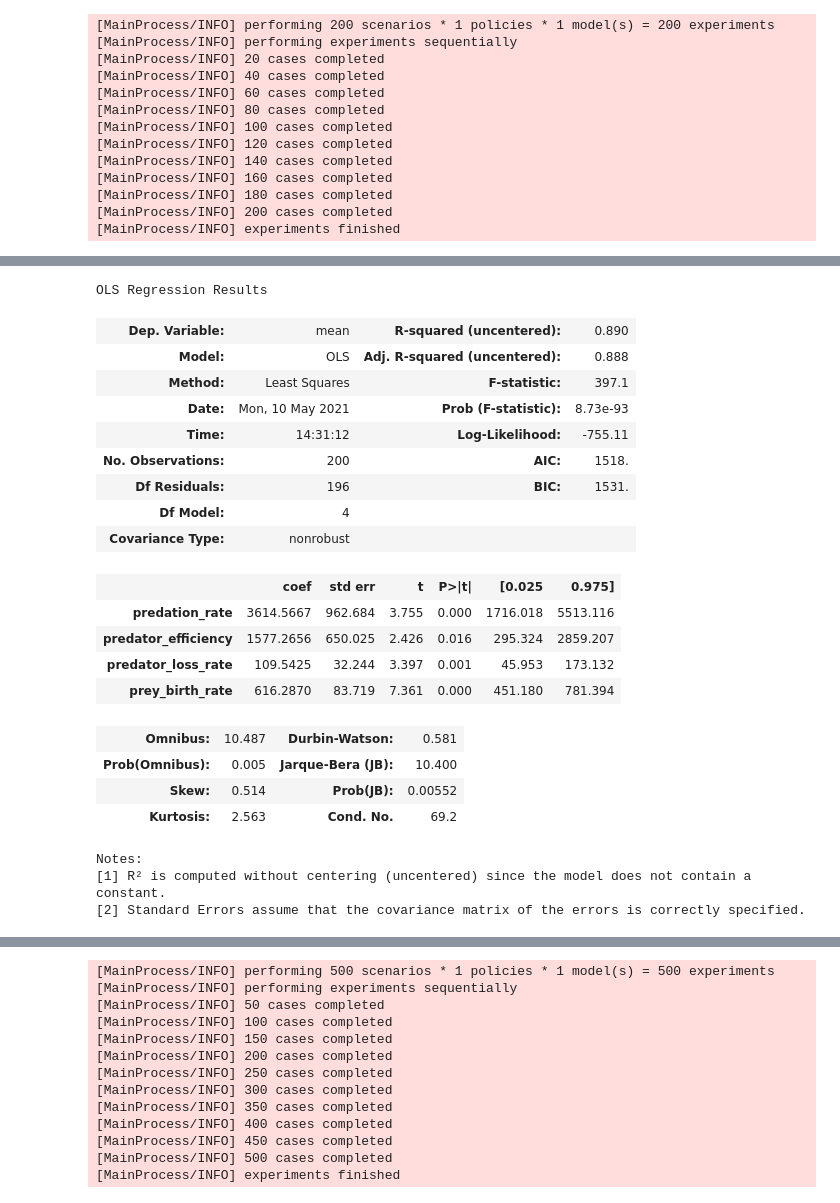
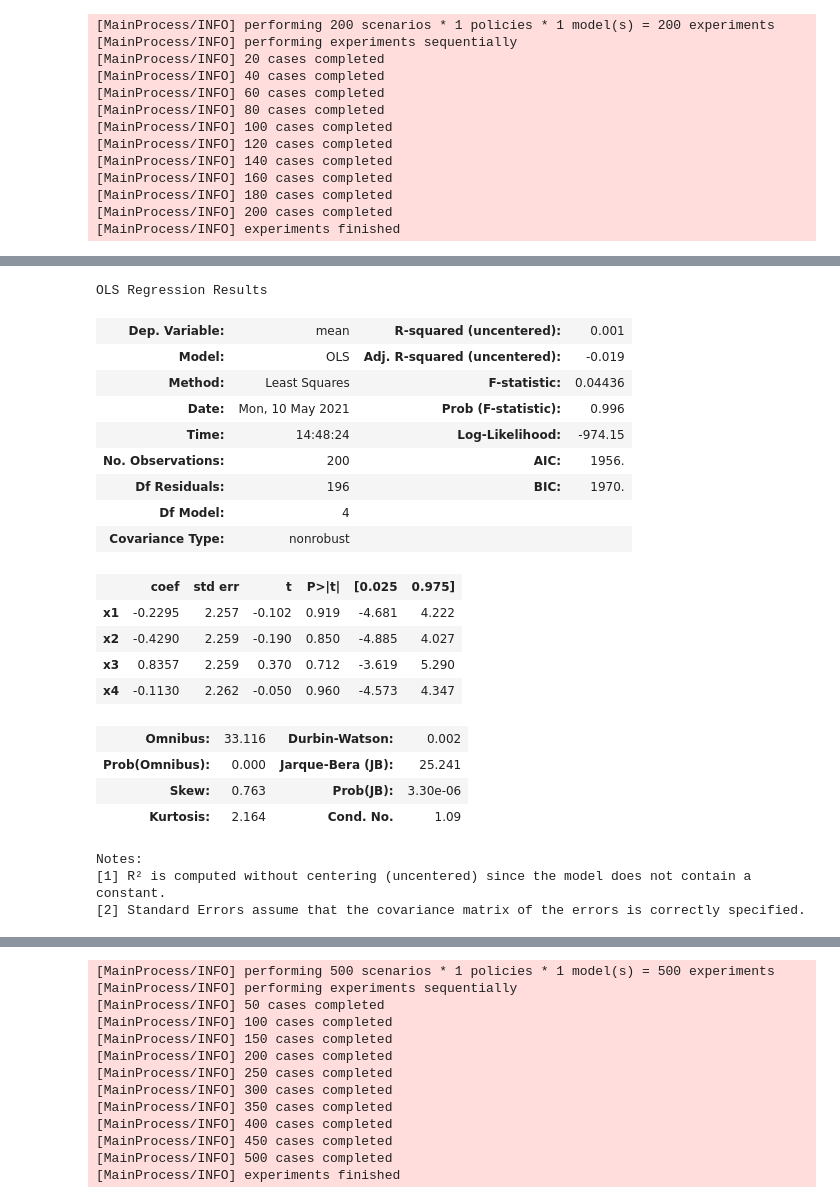
Before and after one commit to floristevito/EPA1361, a Jupyter notebook: lab_sessions/Week 3-4 - vulnerability analysis/assignment 6 - sensitivity analysis.ipynb, the cells around one changed output, grey strips where cells are left out. Cells and saved outputs as stored; diff of their text form; code cells hidden in the pictures.

```diff
--- a/lab_sessions/Week 3-4 - vulnerability analysis/assignment 6 - sensitivity analysis.ipynb
+++ b/lab_sessions/Week 3-4 - vulnerability analysis/assignment 6 - sensitivity analysis.ipynb
@@ -158,28 +176,28 @@ Notes:
 [1] R² is computed without centering (uncentered) since the model does not contain a constant.
 [2] Standard Errors assume that the covariance matrix of the errors is correctly specified.
 # %%
-regression_model = OLS(Y['mean'], X).fit()
+regression_model = OLS(Y['mean'], scaled_data).fit()
 regression_model.summary()
 # %% [output]
 OLS Regression Results
-| Dep. Variable: | mean | R-squared (uncentered): | 0.890 |
-| Model: | OLS | Adj. R-squared (uncentered): | 0.888 |
-| Method: | Least Squares | F-statistic: | 397.1 |
-| Date: | Mon, 10 May 2021 | Prob (F-statistic): | 8.73e-93 |
-| Time: | 14:31:12 | Log-Likelihood: | -755.11 |
-| No. Observations: | 200 | AIC: | 1518. |
-| Df Residuals: | 196 | BIC: | 1531. |
+| Dep. Variable: | mean | R-squared (uncentered): | 0.001 |
+| Model: | OLS | Adj. R-squared (uncentered): | -0.019 |
+| Method: | Least Squares | F-statistic: | 0.04436 |
+| Date: | Mon, 10 May 2021 | Prob (F-statistic): | 0.996 |
+| Time: | 14:48:24 | Log-Likelihood: | -974.15 |
+| No. Observations: | 200 | AIC: | 1956. |
+| Df Residuals: | 196 | BIC: | 1970. |
 | Df Model: | 4 |  |  |
 | Covariance Type: | nonrobust |  |  |
 |  | coef | std err | t | P>|t| | [0.025 | 0.975] |
-| predation_rate | 3614.5667 | 962.684 | 3.755 | 0.000 | 1716.018 | 5513.116 |
-| predator_efficiency | 1577.2656 | 650.025 | 2.426 | 0.016 | 295.324 | 2859.207 |
-| predator_loss_rate | 109.5425 | 32.244 | 3.397 | 0.001 | 45.953 | 173.132 |
-| prey_birth_rate | 616.2870 | 83.719 | 7.361 | 0.000 | 451.180 | 781.394 |
+| x1 | -0.2295 | 2.257 | -0.102 | 0.919 | -4.681 | 4.222 |
+| x2 | -0.4290 | 2.259 | -0.190 | 0.850 | -4.885 | 4.027 |
+| x3 | 0.8357 | 2.259 | 0.370 | 0.712 | -3.619 | 5.290 |
+| x4 | -0.1130 | 2.262 | -0.050 | 0.960 | -4.573 | 4.347 |
-| Omnibus: | 10.487 | Durbin-Watson: | 0.581 |
-| Prob(Omnibus): | 0.005 | Jarque-Bera (JB): | 10.400 |
-| Skew: | 0.514 | Prob(JB): | 0.00552 |
-| Kurtosis: | 2.563 | Cond. No. | 69.2 |
+| Omnibus: | 33.116 | Durbin-Watson: | 0.002 |
+| Prob(Omnibus): | 0.000 | Jarque-Bera (JB): | 25.241 |
+| Skew: | 0.763 | Prob(JB): | 3.30e-06 |
+| Kurtosis: | 2.164 | Cond. No. | 1.09 |
 Notes:
 [1] R² is computed without centering (uncentered) since the model does not contain a constant.
 [2] Standard Errors assume that the covariance matrix of the errors is correctly specified.
```
Also changed, not shown: parts of 9 cells of this notebook.
